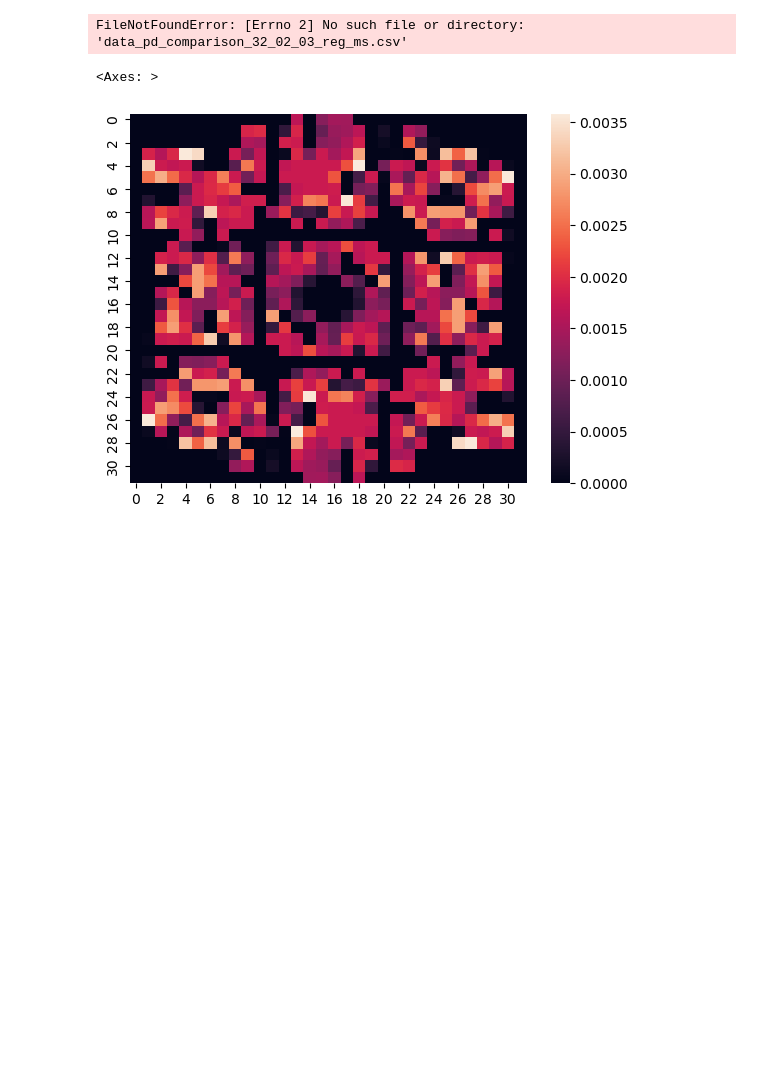
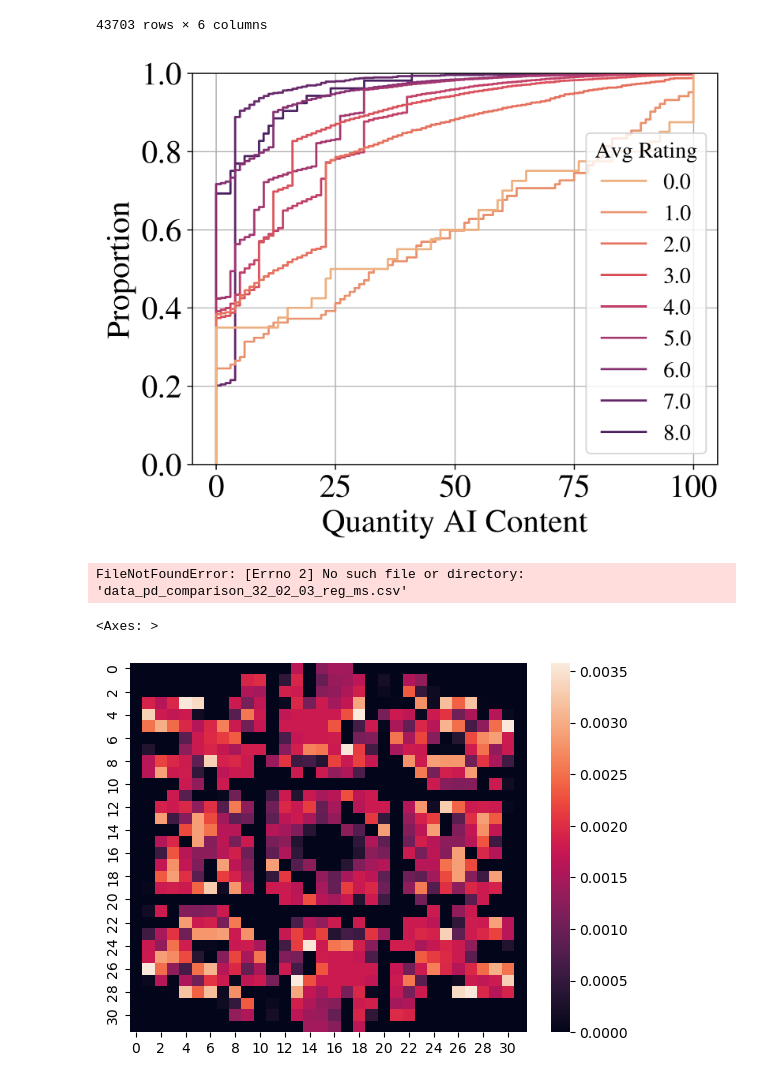
Before and after one commit to mxburns2022/CuDXG.jl, a Jupyter notebook: scratch.ipynb, the cells around one changed output. Saved outputs shown, nothing was run; the diff lists cells and outputs as text; code cells hidden in the pictures; blank space fills up the shorter version.

```diff
--- a/scratch.ipynb
+++ b/scratch.ipynb
@@ -0,0 +60,20 @@
+# %%
+import pandas as pd
+import seaborn as sns
+import sys
+import os
+sys.path.insert(0, os.environ['PLOT_SETTINGS_DIR'])
+import plot_settings
+import matplotlib as mpl
+mpl.rcParams['legend.title_fontsize'] = 15
+mpl.rcParams['legend.fontsize'] = 15
+vals = pd.read_csv('pangram_submissions.csv', on_bad_lines='skip')
+vals['Quantity AI Content'] = vals['Quantity AI Content'].str.replace("%", "").astype(float)
+vals['Avg Rating'] = vals['Avg Rating'].round()
+vals = vals.dropna()
+vals.columns
+ax=sns.ecdfplot(vals, x='Quantity AI Content', hue='Avg Rating', palette='flare')
+# sns.histplot(vals, x='Quantity AI Content', hue='Avg Rating', palette='flare')
+ax.grid()
+vals.sort_values(by=['Quantity AI Content', 'Avg Rating'])
+# %% [output]
@@ -1,3 +92,5 @@
+43703 rows × 6 columns
+[figure, added]
 # %%
 import numpy as np
 import pandas as pd
```
Also changed, not shown: parts of 5 cells of this notebook, 9 other files.
